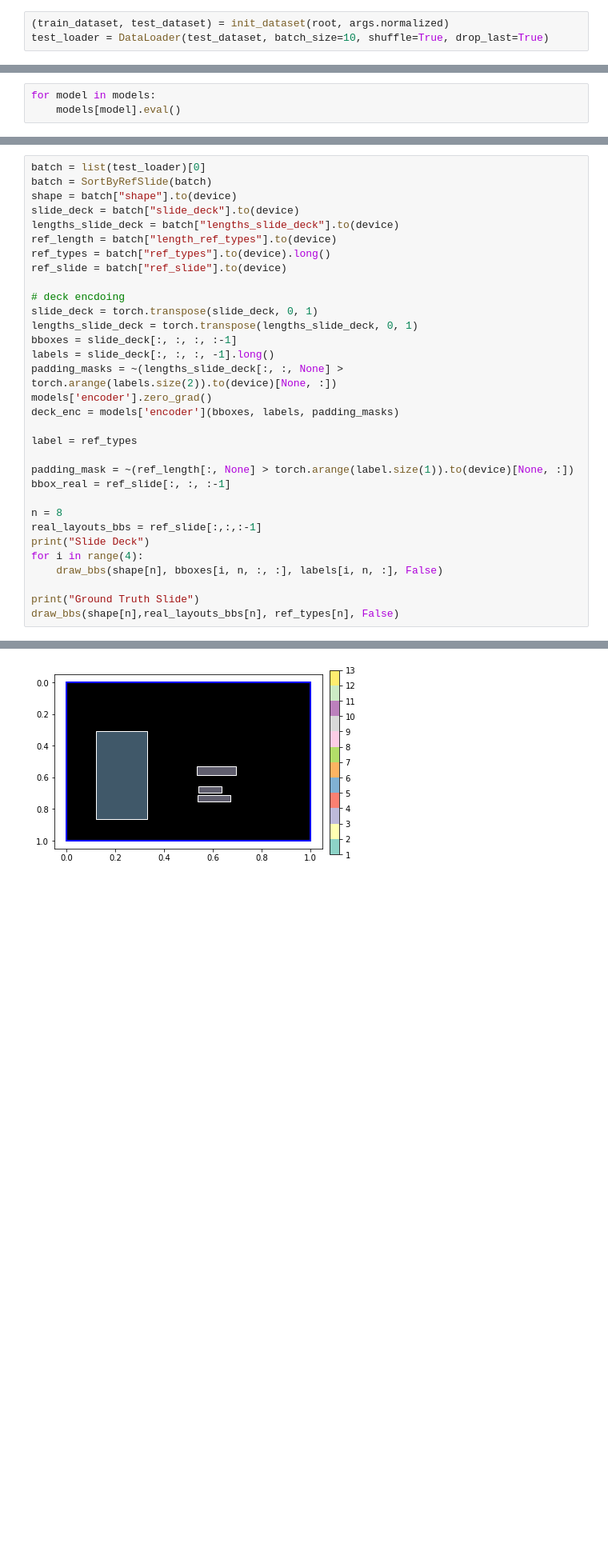
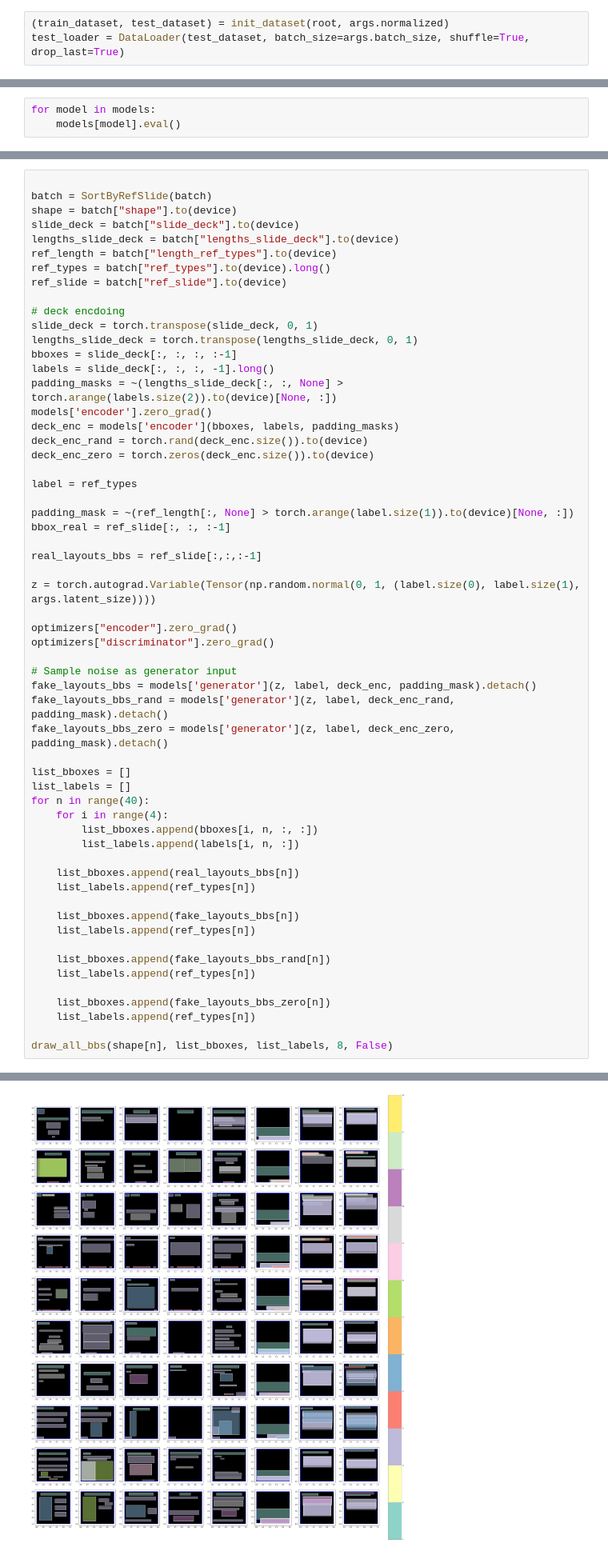
Before and after one commit to fesiib/cs492i-layout-generation, a Jupyter notebook: src_transformer/test.ipynb, the cells around one changed output, grey strips where cells are left out. Shown at 80% size. Saved outputs shown, nothing was run; the diff lists cells and outputs as text; blank space fills up the shorter version.

```diff
--- a/src_transformer/test.ipynb
+++ b/src_transformer/test.ipynb
@@ -43,7 +47,7 @@ def load_chekpoint(path, models, optimizers):
     return models, optimizers, epoch
 # %%
 (train_dataset, test_dataset) = init_dataset(root, args.normalized)
-test_loader = DataLoader(test_dataset, batch_size=10, shuffle=True, drop_last=True)
+test_loader = DataLoader(test_dataset, batch_size=args.batch_size, shuffle=True, drop_last=True)
 # %% [output]
 /home/fesiib/doc2slide/dev/intro_to_dl_project/data/bbs
 file:  slide_deck_dataset_bmvc13.csv
@@ -112,5 +220,5 @@ for model in models:
 # %%
-batch = list(test_loader)[0]
+
 batch = SortByRefSlide(batch)
 shape = batch["shape"].to(device)
 slide_deck = batch["slide_deck"].to(device)
@@ -127,18 +235,44 @@ labels = slide_deck[:, :, :, -1].long()
 padding_masks = ~(lengths_slide_deck[:, :, None] > torch.arange(labels.size(2)).to(device)[None, :])
 models['encoder'].zero_grad()
 deck_enc = models['encoder'](bboxes, labels, padding_masks)
+deck_enc_rand = torch.rand(deck_enc.size()).to(device)
+deck_enc_zero = torch.zeros(deck_enc.size()).to(device)
 
 label = ref_types
 
 padding_mask = ~(ref_length[:, None] > torch.arange(label.size(1)).to(device)[None, :])
 bbox_real = ref_slide[:, :, :-1]
 
-n = 8
 real_layouts_bbs = ref_slide[:,:,:-1]
-print("Slide Deck")
-for i in range(4):
-    draw_bbs(shape[n], bboxes[i, n, :, :], labels[i, n, :], False)
 
-print("Ground Truth Slide")
-draw_bbs(shape[n],real_layouts_bbs[n], ref_types[n], False)
+z = torch.autograd.Variable(Tensor(np.random.normal(0, 1, (label.size(0), label.size(1), args.latent_size))))
+
+optimizers["encoder"].zero_grad()
+optimizers["discriminator"].zero_grad()
+
+# Sample noise as generator input
+fake_layouts_bbs = models['generator'](z, label, deck_enc, padding_mask).detach()
+fake_layouts_bbs_rand = models['generator'](z, label, deck_enc_rand, padding_mask).detach()
+fake_layouts_bbs_zero = models['generator'](z, label, deck_enc_zero, padding_mask).detach()
+
+list_bboxes = []
+list_labels = []
+for n in range(40):
+    for i in range(4):
+        list_bboxes.append(bboxes[i, n, :, :])
+        list_labels.append(labels[i, n, :])
+
+    list_bboxes.append(real_layouts_bbs[n])
+    list_labels.append(ref_types[n])
+
+    list_bboxes.append(fake_layouts_bbs[n])
+    list_labels.append(ref_types[n])
+
+    list_bboxes.append(fake_layouts_bbs_rand[n])
+    list_labels.append(ref_types[n])
+
+    list_bboxes.append(fake_layouts_bbs_zero[n])
+    list_labels.append(ref_types[n])
+
+draw_all_bbs(shape[n], list_bboxes, list_labels, 8, False)
 # %% [output]
@@ -146 +279 @@ Slide Deck
-[figure, old version]
+[figure, new version]
```
Also changed, not shown: parts of 7 cells of this notebook, 1 other file.
